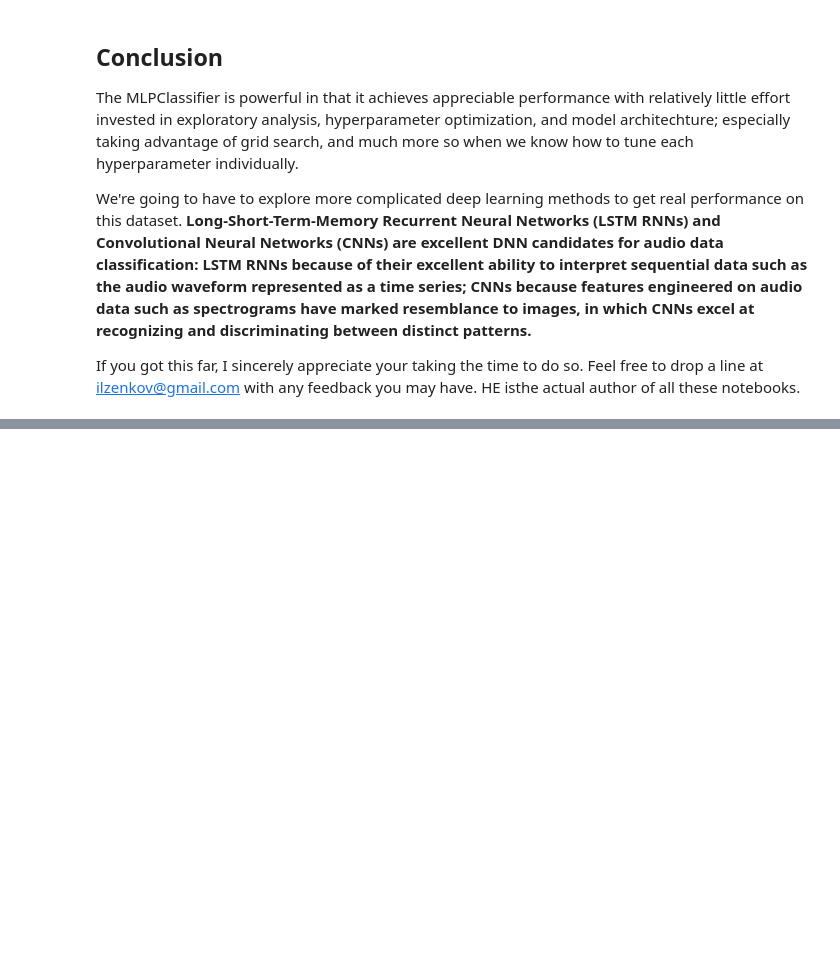
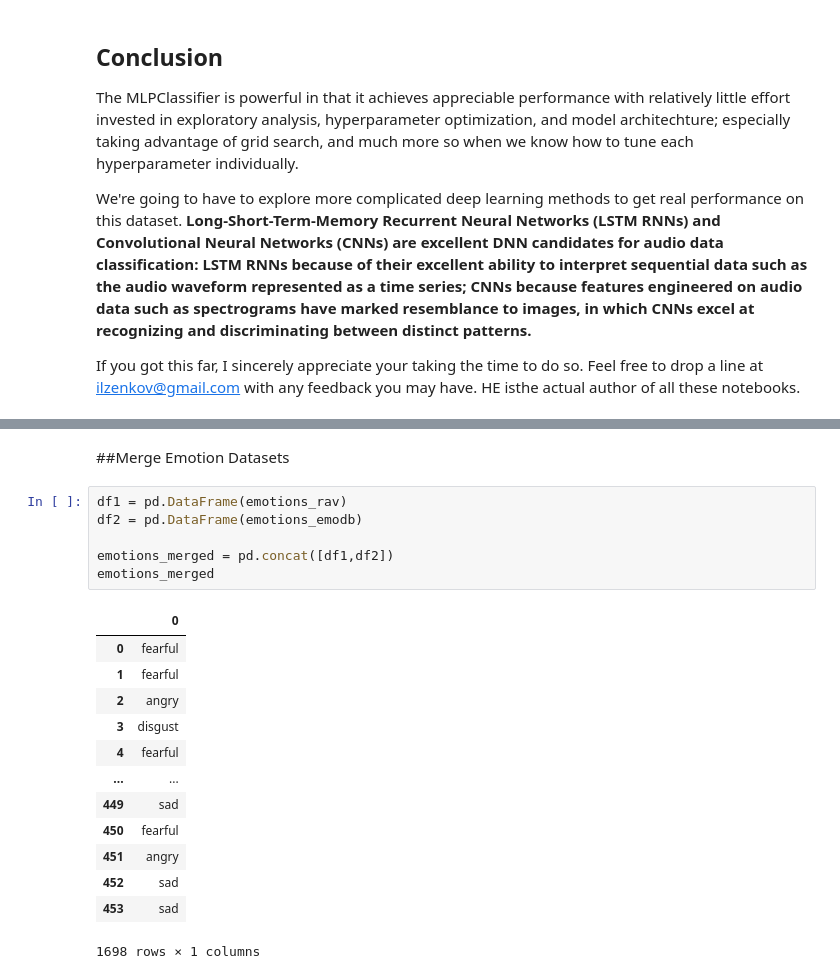
Before and after one commit to SorrenJ/Week4-Neural_Network, a Jupyter notebook: Week4__Neural_Networks.ipynb, the cells around one changed output, grey strips where cells are left out. Cells and saved outputs as stored; diff of their text form; blank space fills up the shorter version.

```diff
--- a/Week4__Neural_Networks.ipynb
+++ b/Week4__Neural_Networks.ipynb
@@ -1028,0 +1259,22 @@ If you got this far, I sincerely appreciate your taking the time to do so. Feel
+# %% [markdown]
+##Merge Emotion Datasets
+# %%
+df1 = pd.DataFrame(emotions_rav)
+df2 = pd.DataFrame(emotions_emodb)
+
+emotions_merged = pd.concat([df1,df2])
+emotions_merged
+# %% [output]
+|  | 0 |
+| 0 | fearful |
+| 1 | fearful |
+| 2 | angry |
+| 3 | disgust |
+| 4 | fearful |
+| ... | ... |
+| 449 | sad |
+| 450 | fearful |
+| 451 | angry |
+| 452 | sad |
+| 453 | sad |
+1698 rows × 1 columns
```
Also changed, not shown: parts of 25 cells of this notebook.
